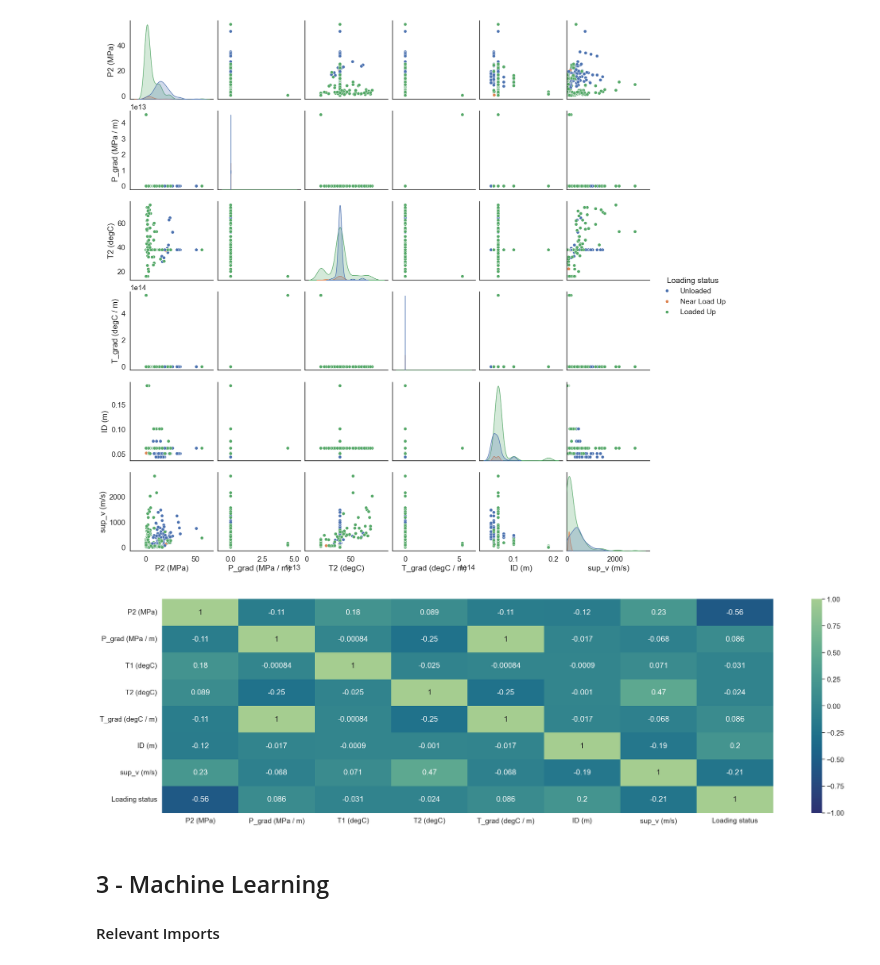
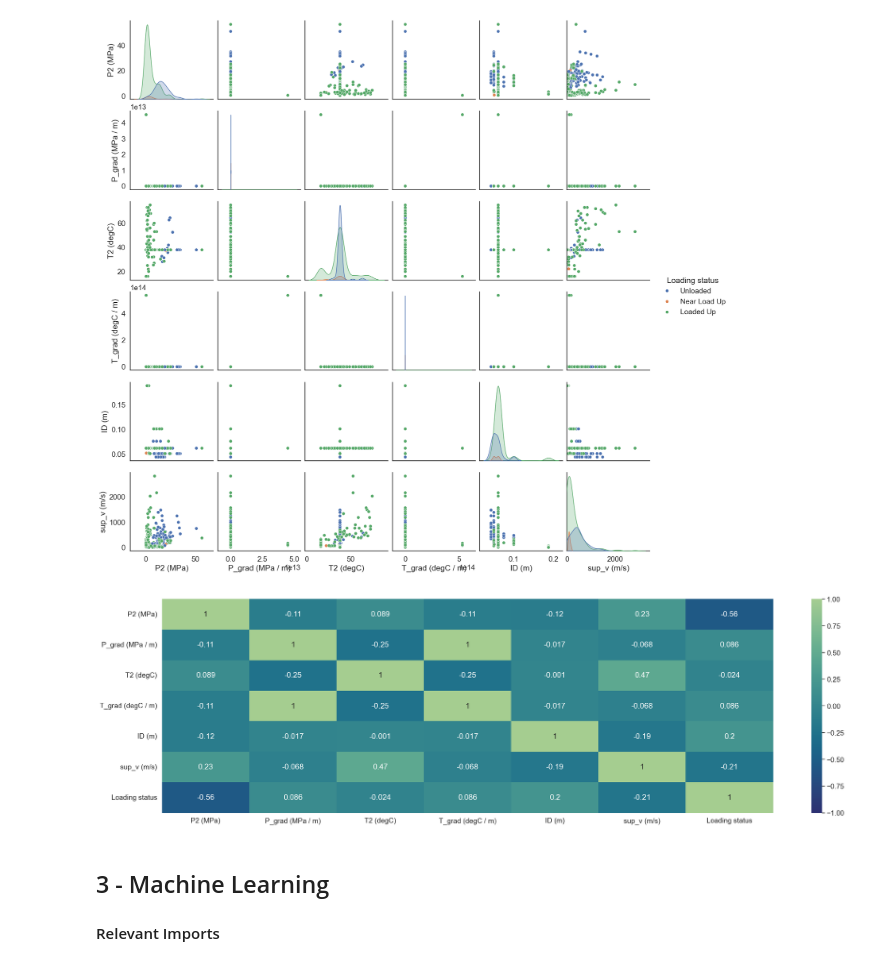
Before and after one commit to akcumeh/liquid-loading-prediction-model, a Jupyter notebook: project-code.ipynb, the cells around one changed output. Saved outputs shown, nothing was run; the diff lists cells and outputs as text; code cells hidden in the pictures.

```diff
--- a/project-code.ipynb
+++ b/project-code.ipynb
@@ -215,6 +199,7 @@ dataset.drop(index=dataset['P1 (MPa)'].idxmax(), inplace=True)
 dataset.drop(index=dataset['T_grad (degC / m)'].idxmax(), inplace=True)
 dataset.drop(index=dataset['T_grad (degC / m)'].idxmin(), inplace=True)
 print("T_grad stats after clean (max, min, avg)", dataset['P1 (MPa)'].max(), dataset['P1 (MPa)'].min(), dataset['P1 (MPa)'].mean())
+dataset.reset_index(drop=True, inplace=True)
 
 # observations
 print(dataset.loc[dataset['G (m3/d)'].idxmin()])
@@ -222,6 +207,8 @@ print(dataset.loc[dataset['G (m3/d)'].idxmin()])
 # Check dataset
 dataset.info()
 dataset.describe(include='all')
+
+dataset.to_csv('data/dataset_clean.csv')
 # %% [output]
 240.0
 T_grad stats after clean (max, min, avg) 63.50669811320755 0.84 14.73336502177068
@@ -333,16 +308,16 @@ plt.show()
 # %%
 plt.figure(figsize=figsize)
 
-dataset_heat = dataset.drop(columns=['G (m3/d)', 'CSA (m2)', 'P1 (MPa)'])
+dataset_heat = dataset.drop(columns=['G (m3/d)', 'CSA (m2)', 'P1 (MPa)', 'T1 (degC)'])
 dataset_heat['Loading status'] = dataset_heat['Loading status'].str.replace('Loaded Up', '2')
 dataset_heat['Loading status'] = dataset_heat['Loading status'].str.replace('Near Load Up', '1')
 dataset_heat['Loading status'] = dataset_heat['Loading status'].str.replace('Unloaded', '0')
 dataset_heat['Loading status'] = dataset_heat['Loading status'].astype('category')
 
 sns.heatmap(dataset_heat.corr(), annot=True, vmin=-1, vmax=1, cmap='crest_r')
 plt.show()
 # %% [output]
-[figure, old version]
+[figure, new version]
 # %% [markdown]
 ## 3 - Machine Learning
 
```
Also changed, not shown: parts of 10 cells of this notebook.
